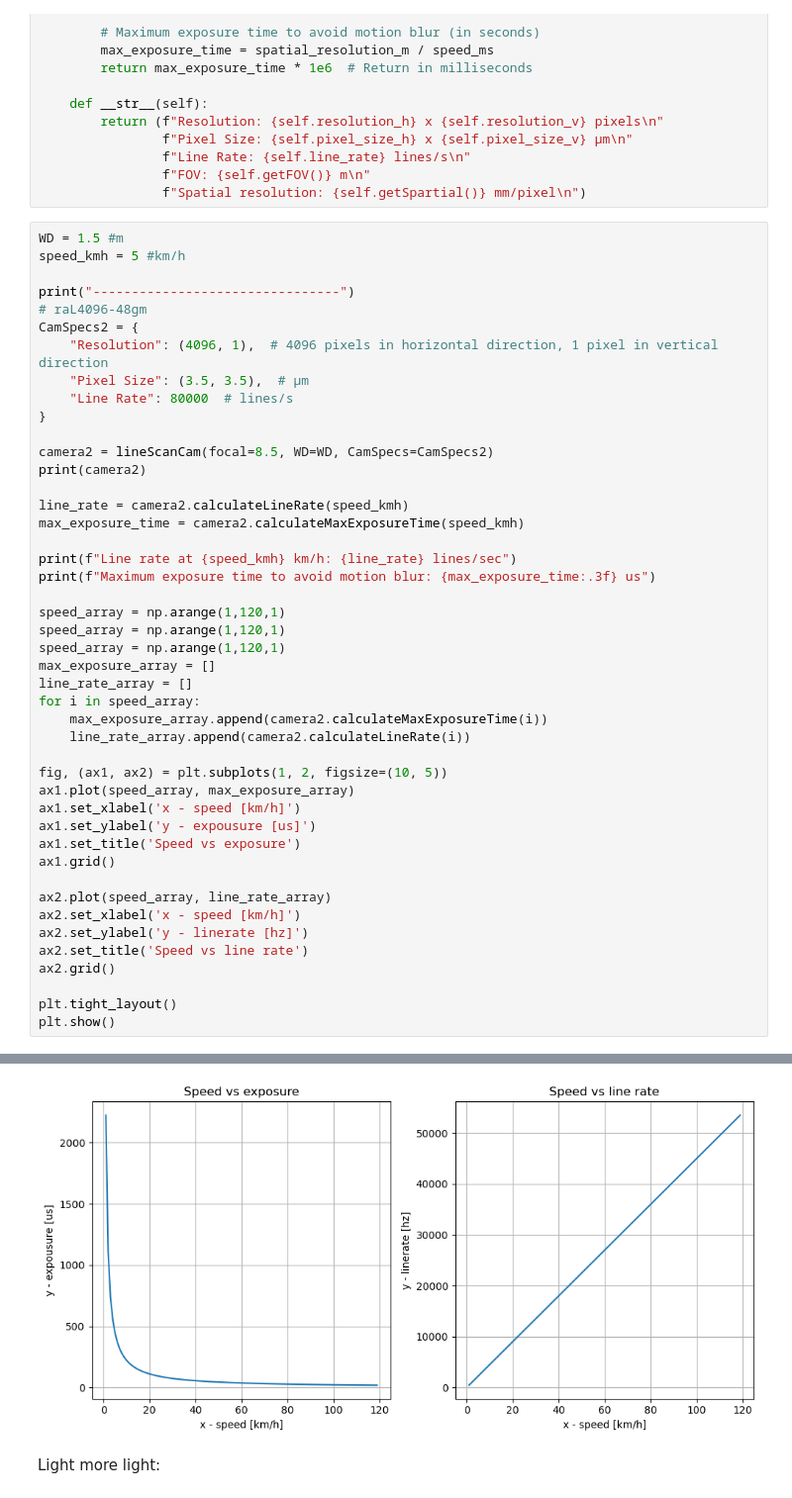
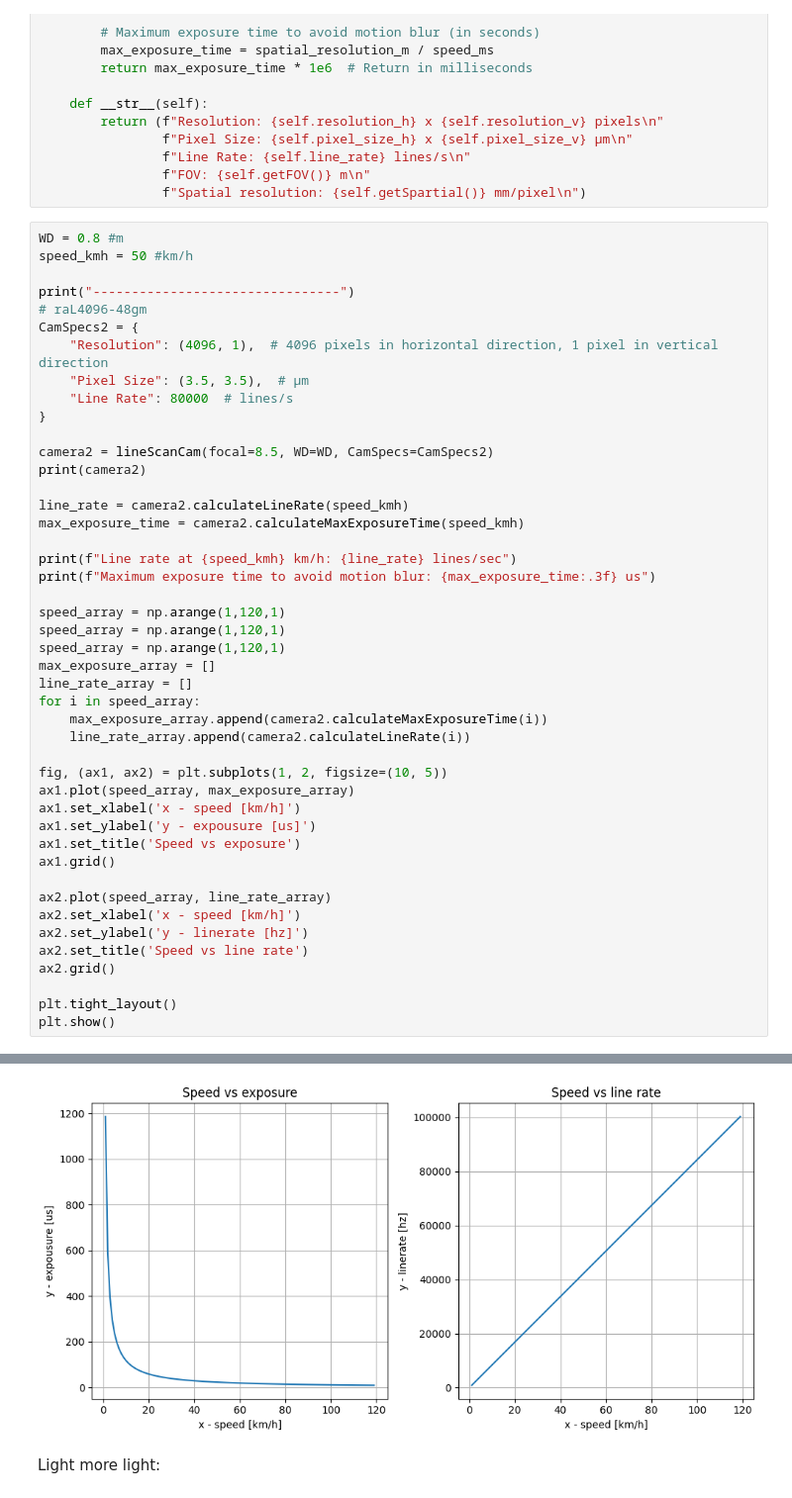
Before and after one commit to Rasmus-Ulstrup/Road-Anomaly-Detector, a Jupyter notebook: notebooks/CameraSpecs.ipynb, the cells around one changed output, grey strips where cells are left out. Shown at 99% size. Cells and saved outputs as stored; diff of their text form.

```diff
--- a/notebooks/CameraSpecs.ipynb
+++ b/notebooks/CameraSpecs.ipynb
@@ -161,8 +161,8 @@ class lineScanCam:
                 f"FOV: {self.getFOV()} m\n"
                 f"Spatial resolution: {self.getSpartial()} mm/pixel\n")
 # %%
-WD = 1.5 #m
-speed_kmh = 5 #km/h
+WD = 0.8 #m
+speed_kmh = 50 #km/h
 
 print("--------------------------------")
 # raL4096-48gm
@@ -218,4 +218,4 @@ Maximum exposure time to avoid motion blur: 444.706 us
-[figure, old version]
+[figure, new version]
 # %% [markdown]
 Light more light:
 # %%
```
Also changed, not shown: parts of 3 cells of this notebook, 8 other files.
